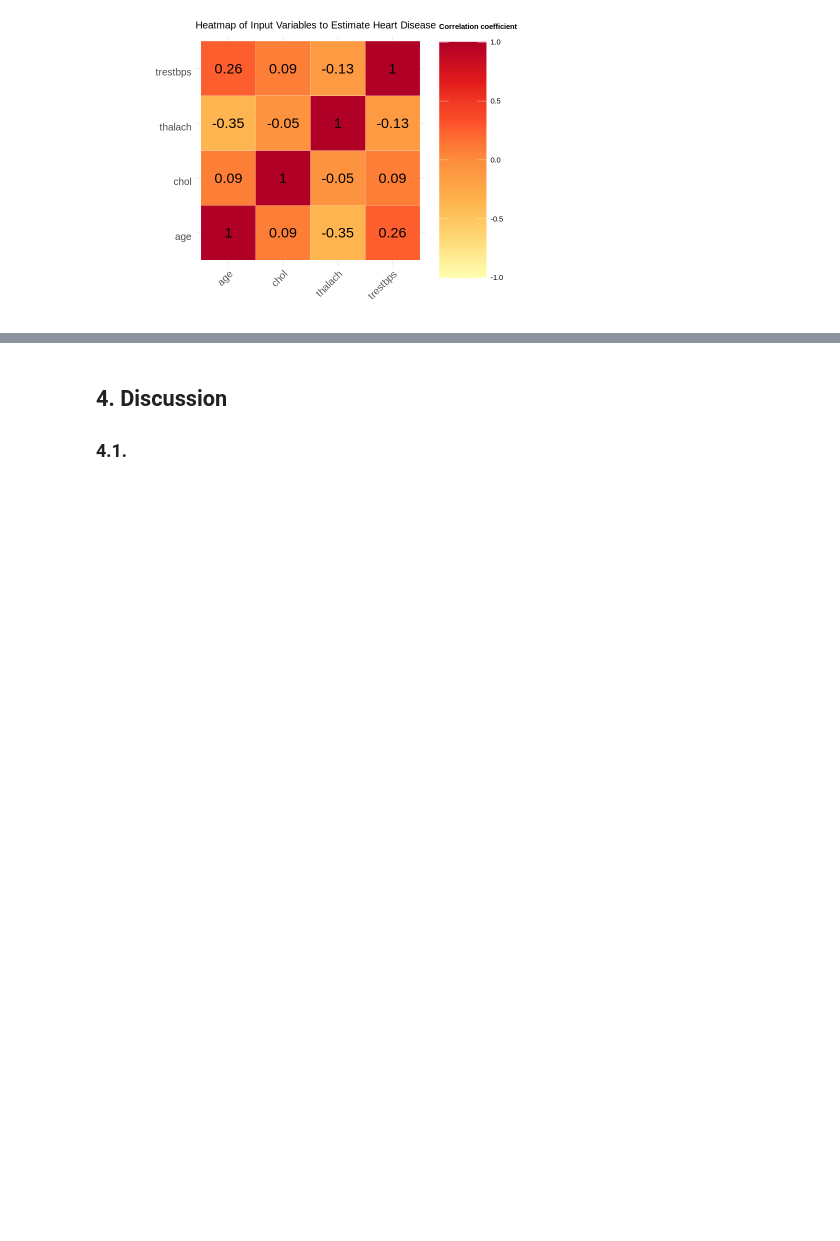
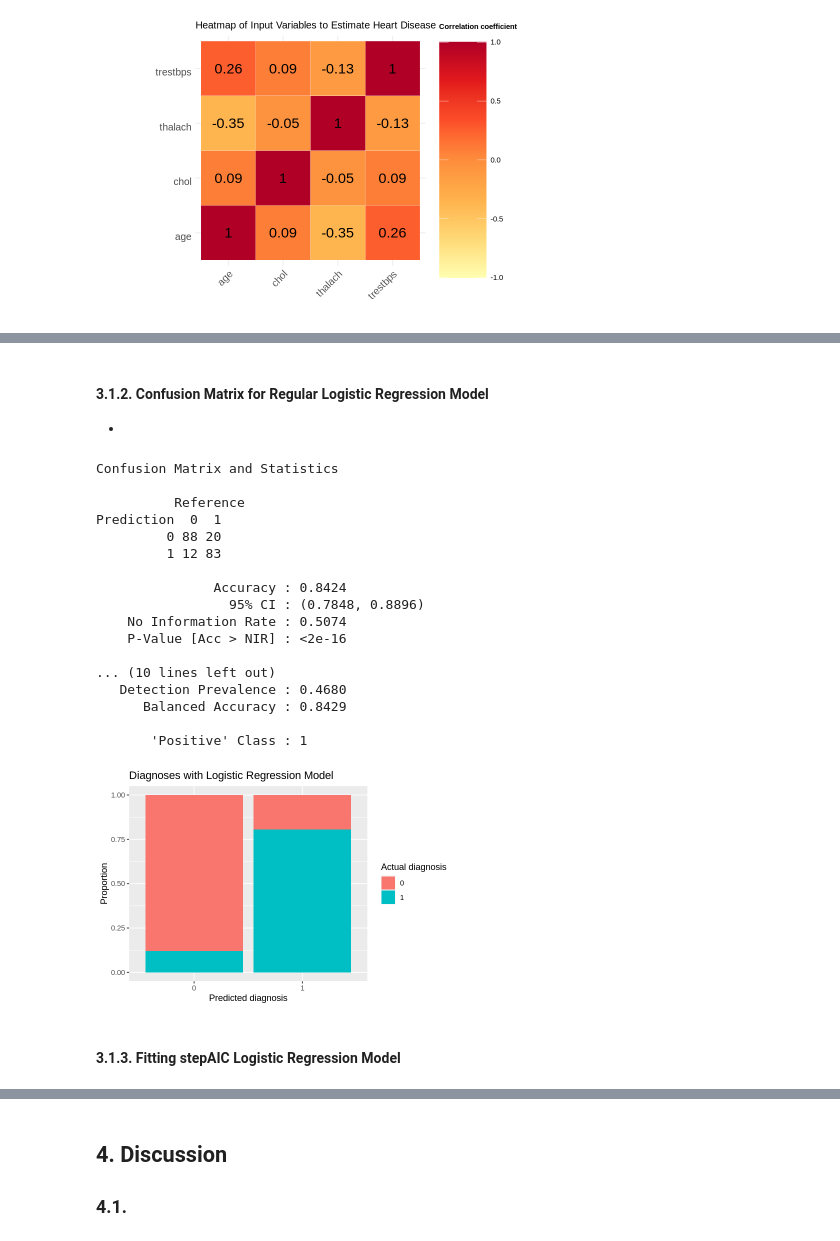
Before and after one commit to Nick-2003/STAT-301-Group_4-Project_Final, a Jupyter notebook: STAT_301_Group_4_Final_Report.ipynb, the cells around one changed output, grey strips where cells are left out. Saved outputs shown, nothing was run; the diff lists cells and outputs as text; code cells hidden in the pictures; blank space fills up the shorter version.

```diff
--- a/STAT_301_Group_4_Final_Report.ipynb
+++ b/STAT_301_Group_4_Final_Report.ipynb
@@ -363,0 +437,12 @@ The dataset contains measurements for coronary heart disease diagnosis in separa
+# %%
+# Fit logistic regression model given training data
+total_heart_binary_log_model_train <-
+  glm(
+       formula = num ~ .,
+       data = total_heart_train,
+       family = binomial
+  )
+# total_heart_binary_log_model_train_tidy <- tidy(total_heart_binary_log_model_train, conf.int = TRUE, conf.level = 0.95, exponentiate = TRUE) %>%
+#     mutate(reject.H0 = ifelse(p.value <= 0.05, TRUE, FALSE))
+# total_heart_binary_log_model_train_tidy
+summary(total_heart_binary_log_model_train)
@@ -363,0 +467,49 @@ The dataset contains measurements for coronary heart disease diagnosis in separa
+# %% [markdown]
+#### 3.1.2. Confusion Matrix for Regular Logistic Regression Model
+-
+# %%
+options(repr.plot.width = 6, repr.plot.height = 4)
+
+# Predicted classes for testing set
+total_heart_pred_class_init <- round(predict(total_heart_binary_log_model_train, total_heart_test, type = "response"), 0)
+# head(total_heart_pred_class_init)
+
+# Obtain confusion matrix given classes predicted from testing model, real classes, and positive value
+total_heart_confusion_matrix_init <-
+    confusionMatrix(
+        data = as.factor(total_heart_pred_class_init),
+        reference = as.factor(total_heart_test$num),
+        positive = "1"
+)
+total_heart_confusion_matrix_init
+
+plot_init <- total_heart_test %>%
+    # mutate(num = ifelse(num == "1", "1","0")) %>%
+    ggplot() +
+    geom_bar(aes(x = num, fill = as.factor(total_heart_pred_class_init)), position = "fill") +
+    ggtitle("Diagnoses with Logistic Regression Model") +
+    xlab("Predicted diagnosis") +
+    ylab("Proportion") +
+    scale_fill_discrete(name = "Actual diagnosis", labels = c("0", "1"))
+plot_init
+# %% [output]
+Confusion Matrix and Statistics
+
+          Reference
+Prediction  0  1
+         0 88 20
+         1 12 83
+
+               Accuracy : 0.8424
+                 95% CI : (0.7848, 0.8896)
+    No Information Rate : 0.5074
+    P-Value [Acc > NIR] : <2e-16
+
+... (10 lines left out)
+   Detection Prevalence : 0.4680
+      Balanced Accuracy : 0.8429
+
+       'Positive' Class : 1
+[figure, added]
+# %% [markdown]
+#### 3.1.3. Fitting stepAIC Logistic Regression Model
```
Also changed, not shown: parts of 22 cells of this notebook.
